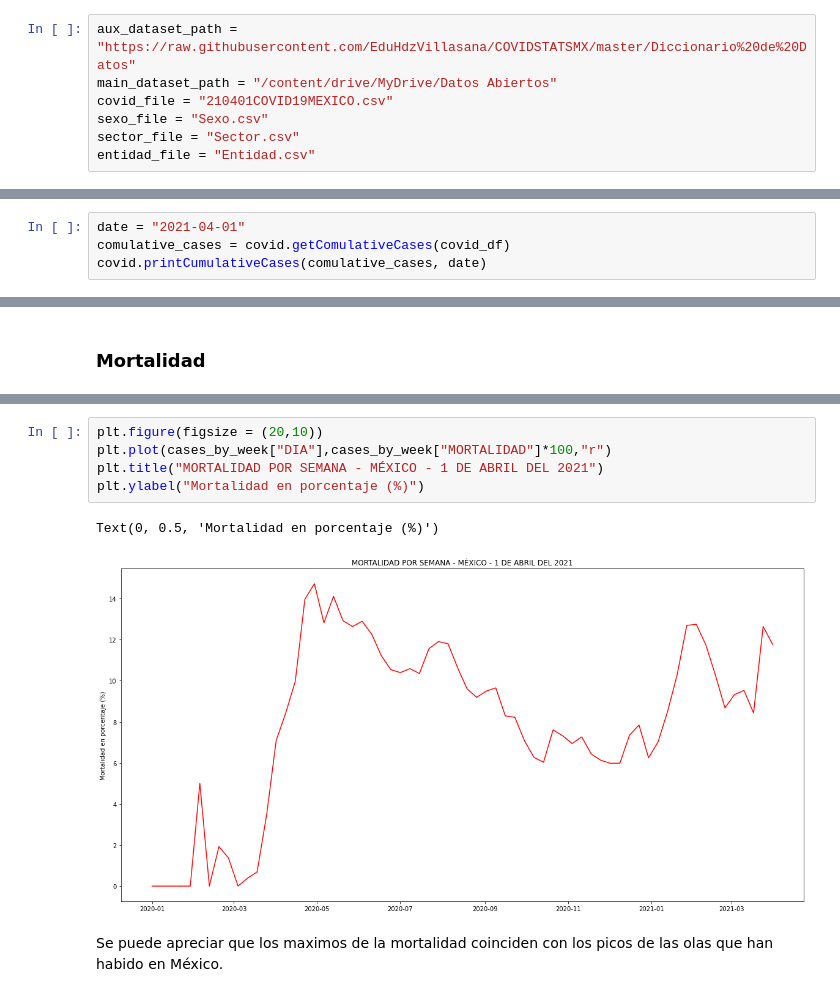
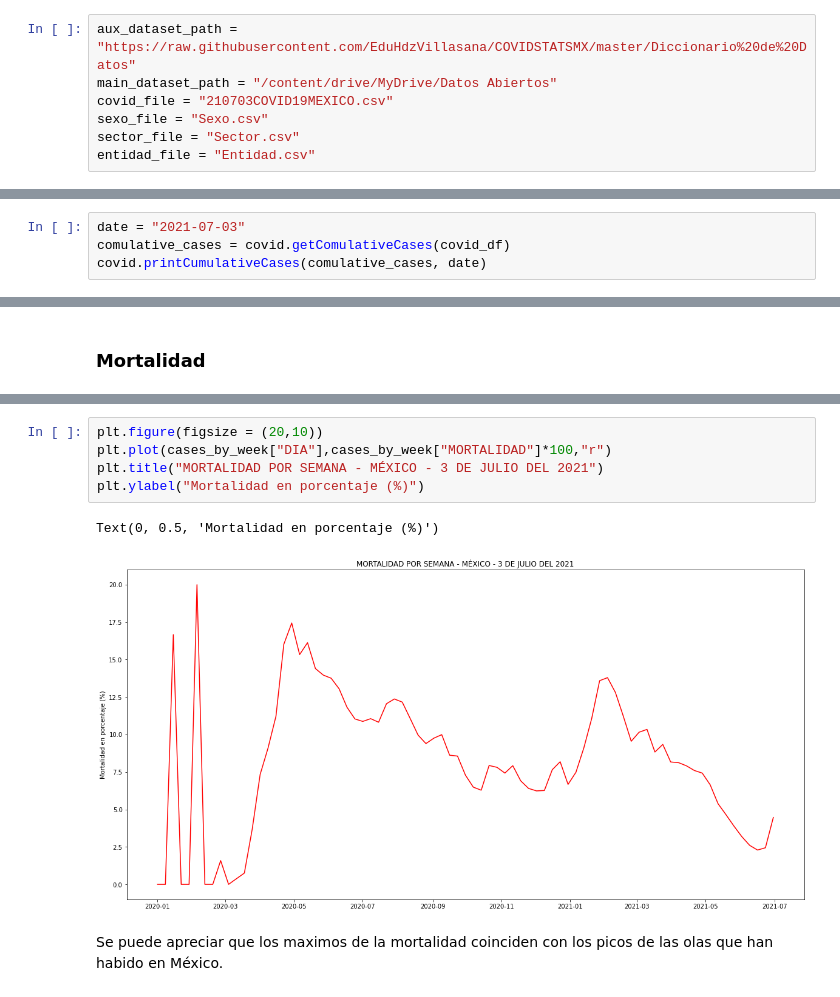
Before and after one commit to EduHdzVillasana/COVIDSTATSMX, a Jupyter notebook: Análisis y Modelado/COVID_MX.ipynb, the cells around one changed output, grey strips where cells are left out. Saved outputs shown, nothing was run; the diff lists cells and outputs as text.

```diff
--- a/Análisis y Modelado/COVID_MX.ipynb
+++ b/Análisis y Modelado/COVID_MX.ipynb
@@ -46,7 +47,7 @@ Los dataset auxiliares `sexo_df`, `sector_df` y `entidad_df` servirán para usar
 # %%
 aux_dataset_path = "https://raw.githubusercontent.com/EduHdzVillasana/COVIDSTATSMX/master/Diccionario%20de%20Datos"
 main_dataset_path = "/content/drive/MyDrive/Datos Abiertos"
-covid_file = "210401COVID19MEXICO.csv"
+covid_file = "210703COVID19MEXICO.csv"
 sexo_file = "Sexo.csv"
 sector_file = "Sector.csv"
 entidad_file = "Entidad.csv"
@@ -112,5 +113,5 @@ covid_df[["CLASIFICACION_FINAL","RESULTADO"]].sample(10)
 # %%
-date = "2021-04-01"
+date = "2021-07-03"
 comulative_cases = covid.getComulativeCases(covid_df)
 covid.printCumulativeCases(comulative_cases, date)
 # %% [output]
@@ -708,11 +727,11 @@ cases_by_week.head()
 # %%
 plt.figure(figsize = (20,10))
 plt.plot(cases_by_week["DIA"],cases_by_week["MORTALIDAD"]*100,"r")
-plt.title("MORTALIDAD POR SEMANA - MÉXICO - 1 DE ABRIL DEL 2021")
+plt.title("MORTALIDAD POR SEMANA - MÉXICO - 3 DE JULIO DEL 2021")
 plt.ylabel("Mortalidad en porcentaje (%)")
 # %% [output]
 Text(0, 0.5, 'Mortalidad en porcentaje (%)')
-[figure, old version]
+[figure, new version]
 # %% [markdown]
 Se puede apreciar que los maximos de la mortalidad coinciden con los picos de las olas que han habido en México.
 # %% [markdown]
```
Also changed, not shown: parts of 128 cells of this notebook.
